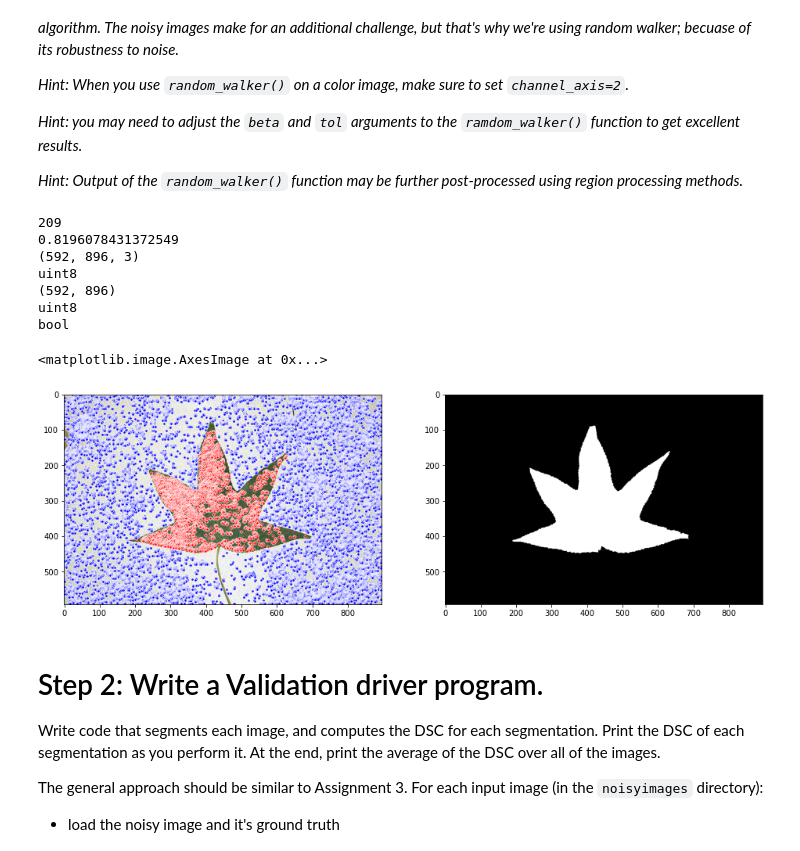
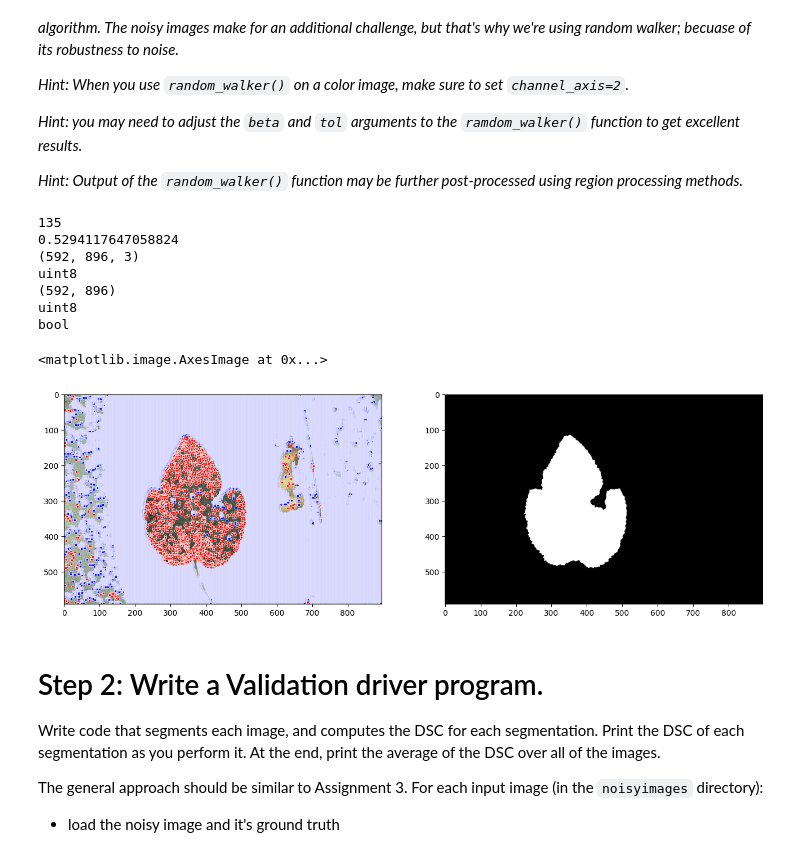
Before and after one commit to Ethan4416/CMPT819, a Jupyter notebook: Assignment 4/asn4-q1.ipynb, the cells around one changed output. Saved outputs shown, nothing was run; the diff lists cells and outputs as text; code cells hidden in the pictures.

```diff
--- a/Assignment 4/asn4-q1.ipynb
+++ b/Assignment 4/asn4-q1.ipynb
@@ -30,41 +30,40 @@ from scipy.ndimage import binary_fill_holes
 from skimage import morphology, measure
 from skimage.segmentation import random_walker
 
-def segleaf(I, win= 7, p_fg=90, p_bg=50, frac_fg=0.65, frac_bg=0.35,
+def segleaf(I, win= 9, p_fg=70, p_bg=50, frac_fg=0.65, frac_bg=0.35,
             beta=150, tol=1e-2, min_size=100, hole_area=100):
     R, G, B = I[:, :, 0], I[:, :, 1], I[:, :, 2]
 
-    # ExG
+    # Excessive Green Index from normalized colour channels
     S = R + G + B + 1e-8
     r, g, b = R / S, G / S, B / S
-    exg_c = 2.0 * g - r - b
+    exg = 2.0 * g - r - b
 
     # local statistics for robustness to pixel noise
-    F = exg_c
-    F_mean = uniform_filter(F.astype(np.float32), size=win, mode='reflect')
+    EXG_mean = uniform_filter(exg.astype(np.float32), size=win)
     green_dom = (G >= R) & (G >= B)
-    green_frac = uniform_filter(green_dom.astype(np.float32), size=win, mode='reflect')  # local green fraction [web:77]
+    green_frac = uniform_filter(green_dom.astype(np.float32), size=win)
 
     # percentile thresholds computed on local mean
-    hi = np.percentile(F_mean, p_fg)
-    lo = np.percentile(F_mean, p_bg)
+    hi = np.percentile(EXG_mean, p_fg)
+    lo = np.percentile(EXG_mean, p_bg)
 
     # initial seeds from local consensus
-    fg_seed = (F_mean >= hi) & (green_frac >= frac_fg) & green_dom
-    bg_seed = (F_mean <= lo) & (green_frac <= frac_bg)
+    fg_seed = (EXG_mean >= hi) & (green_frac >= frac_fg) & green_dom
+    bg_seed = (EXG_mean <= lo) & (green_frac <= frac_bg)
 
     # make seeds conservative (erode to avoid boundaries)
-    fg_seed = binary_erosion(fg_seed, iterations=1)  # shrink to strong cores [web:82]
-    bg_seed = binary_erosion(bg_seed, iterations=1)  # shrink to strong cores [web:82]
+    fg_seed = binary_erosion(fg_seed)
+    bg_seed = binary_erosion(bg_seed)
 
-    # ensure seeds exist
-    if fg_seed.sum() == 0:
-        fg_seed = (F_mean >= np.percentile(F_mean, 99)) & (green_frac >= 0.6) & green_dom
-    if bg_seed.sum() == 0:
-        bg_seed = (F_mean <= np.percentile(F_mean, 1))
+    # # ensure seeds exist
+    # if fg_seed.sum() == 0:
+    #     fg_seed = (EXG_mean >= np.percentile(EXG_mean, 99)) & (green_frac >= 0.6) & green_dom
+    # if bg_seed.sum() == 0:
+    #     bg_seed = (EXG_mean <= np.percentile(EXG_mean, 1))
 
     # markers: 0=unknown, 1=leaf, 2=background
-    markers = np.zeros(F.shape, dtype=np.int32)
+    markers = np.zeros(exg.shape, dtype=np.int32)
     markers[fg_seed] = 1
     markers[bg_seed] = 2
 
@@ -89,40 +88,42 @@ import matplotlib.pyplot as plt
 from skimage.io import imread
 from skimage.util import img_as_float
 
-test_img = imread("noisyimages\image_0001.png")
+test_img = imread("noisyimages/image_0099.png")
 
 print(test_img[...,0][0,0])
 print(img_as_float(test_img[...,0][0,0]))
 
-gtruth_img = imread("groundtruth\image_0001.png")
+gtruth_img = imread("groundtruth/image_0113.png")
 print(test_img.shape)
 print(test_img.dtype)
 print(gtruth_img.shape)
 print(gtruth_img.dtype)
 
-mask, markers = segleaf(img_as_float(test_img))
+mask, markers = segleaf(img_as_float(test_img), win=15, p_fg=85, p_bg=75,
+                        frac_fg=0.30, frac_bg=0.70,
+                        beta=50, tol=1e-2, min_size=100, hole_area=100)
 print(mask.dtype)
 
 leafX, leafY = np.nonzero(markers==1)
 bgX, bgY = np.nonzero(markers==2)
 
 fig,ax = plt.subplots(1,2, figsize=(16,8))
 ax[0].imshow(test_img)
 ax[0].scatter(leafY, leafX, c='red', s=10, marker='o',
               linewidths=0.5, edgecolors='white', label='FG seeds', alpha=0.9)
 ax[0].scatter(bgY, bgX, c='blue', s=10, marker='o',
               linewidths=0.5, edgecolors='white', label='FG seeds', alpha=0.9)
 ax[1].imshow(mask, cmap='gray')
 # %% [output]
-209
-0.8196078431372549
+135
+0.5294117647058824
 (592, 896, 3)
 uint8
 (592, 896)
 uint8
 bool
 <matplotlib.image.AxesImage at 0x...>
-[figure, old version]
+[figure, new version]
 # %% [markdown]
 # Step 2: Write a Validation driver program.
 
```
Also changed, not shown: parts of 3 cells of this notebook.
